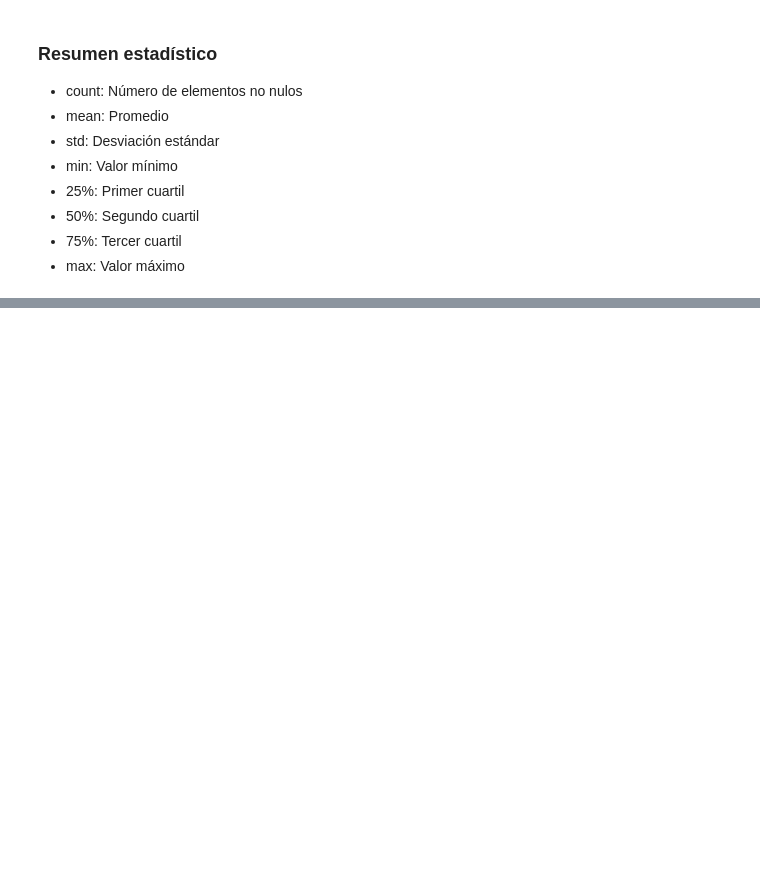
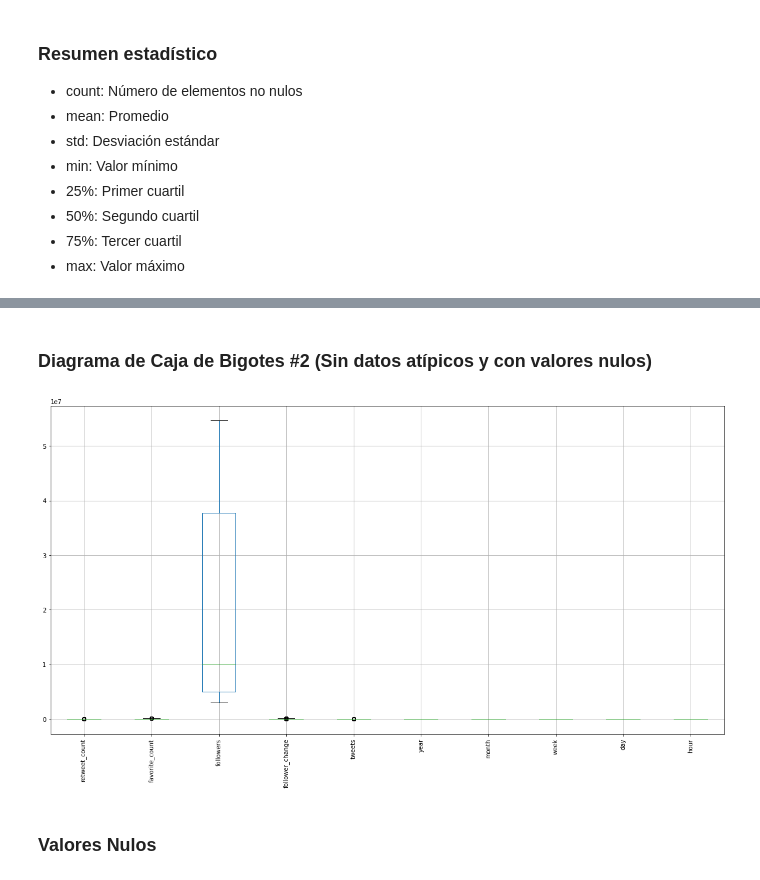
Before and after one commit to stivenramireza/hubrid-machine-learning, a Jupyter notebook: data-preparation/data_preparation.ipynb, the cells around one changed output, grey strips where cells are left out. Saved outputs shown, nothing was run; the diff lists cells and outputs as text; code cells hidden in the pictures; blank space fills up the shorter version.

Commit message:
Data preparation. PCA is missing

```diff
--- a/data-preparation/data_preparation.ipynb
+++ b/data-preparation/data_preparation.ipynb
@@ -74,0 +94,21 @@ dtype: int64
+# %%
+size_array_not_null = array_not_null.shape
+# %%
+rows = size_array_not_null[0]
+columns = size_array_not_null[1]
+# %%
+for i in range(columns - 1):
+    for j in range(rows):
+        q1 = array_statistics[4][i]
+        q3 = array_statistics[6][i]
+        iqr = q3 - q1
+        left_most = q1 - (1.5 * iqr)
+        right_most = q3 + (1.5 * iqr)
+        if(array_not_null[j][i + 1] < left_most):
+            array_not_null[j][i + 1] = array_statistics[1][i]
+        if(array_not_null[j][i + 1] > right_most):
+            array_not_null[j][i + 1] = array_statistics[1][i]
+# %%
+names_cols = df_not_null.columns.values
+data_without_outliers = pd.DataFrame.from_records(array_not_null, columns = names_cols)
+df_mean = data_without_outliers.describe()
@@ -74,0 +127,8 @@ dtype: int64
+# %% [markdown]
+### Diagrama de Caja de Bigotes #2 (Sin datos atípicos y con valores nulos)
+# %%
+box_plot_2 = data_without_outliers.boxplot(rot=90, figsize=(20,10))
+# %% [output]
+[figure, added]
+# %% [markdown]
+### Valores Nulos
```
Also changed, not shown: parts of 22 cells of this notebook.
